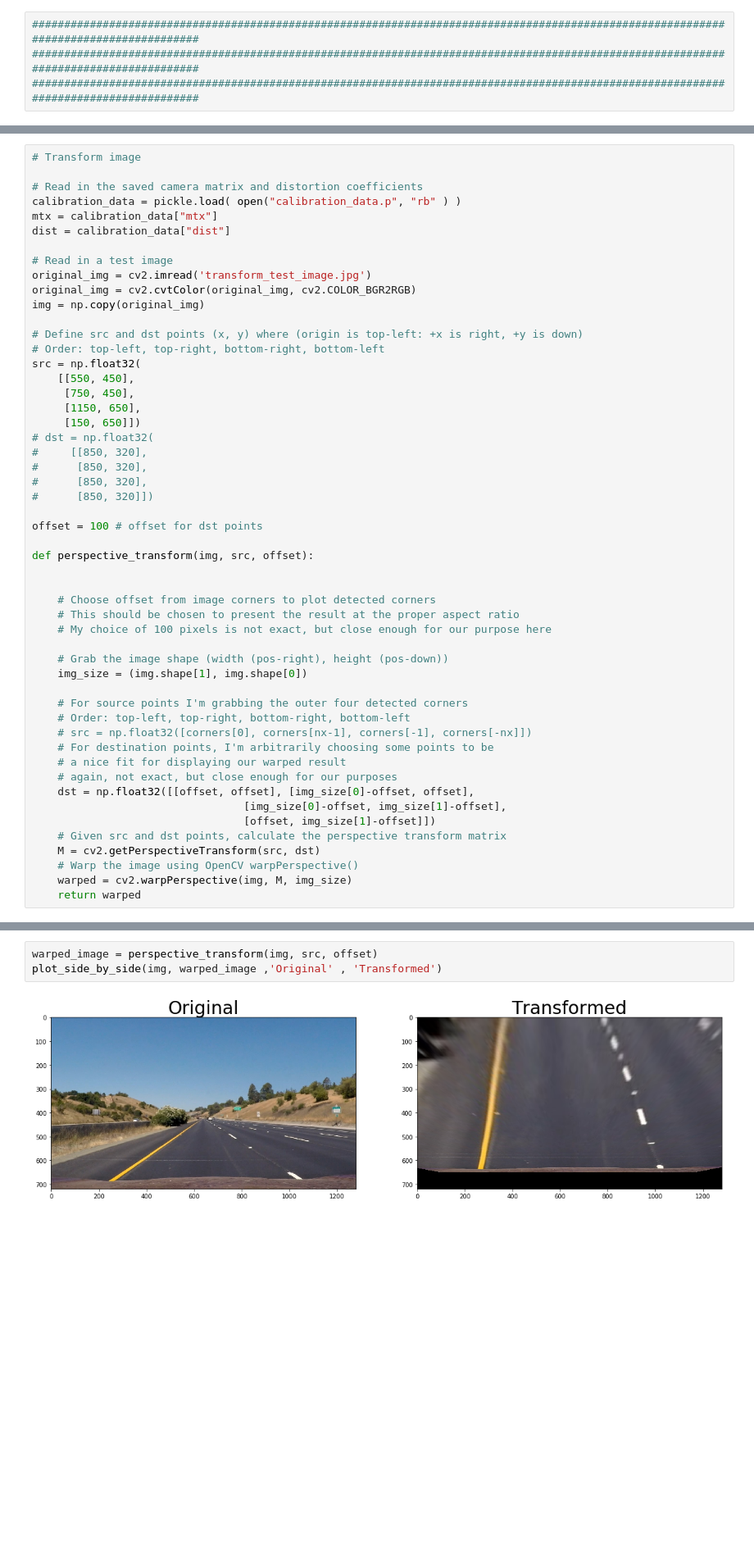
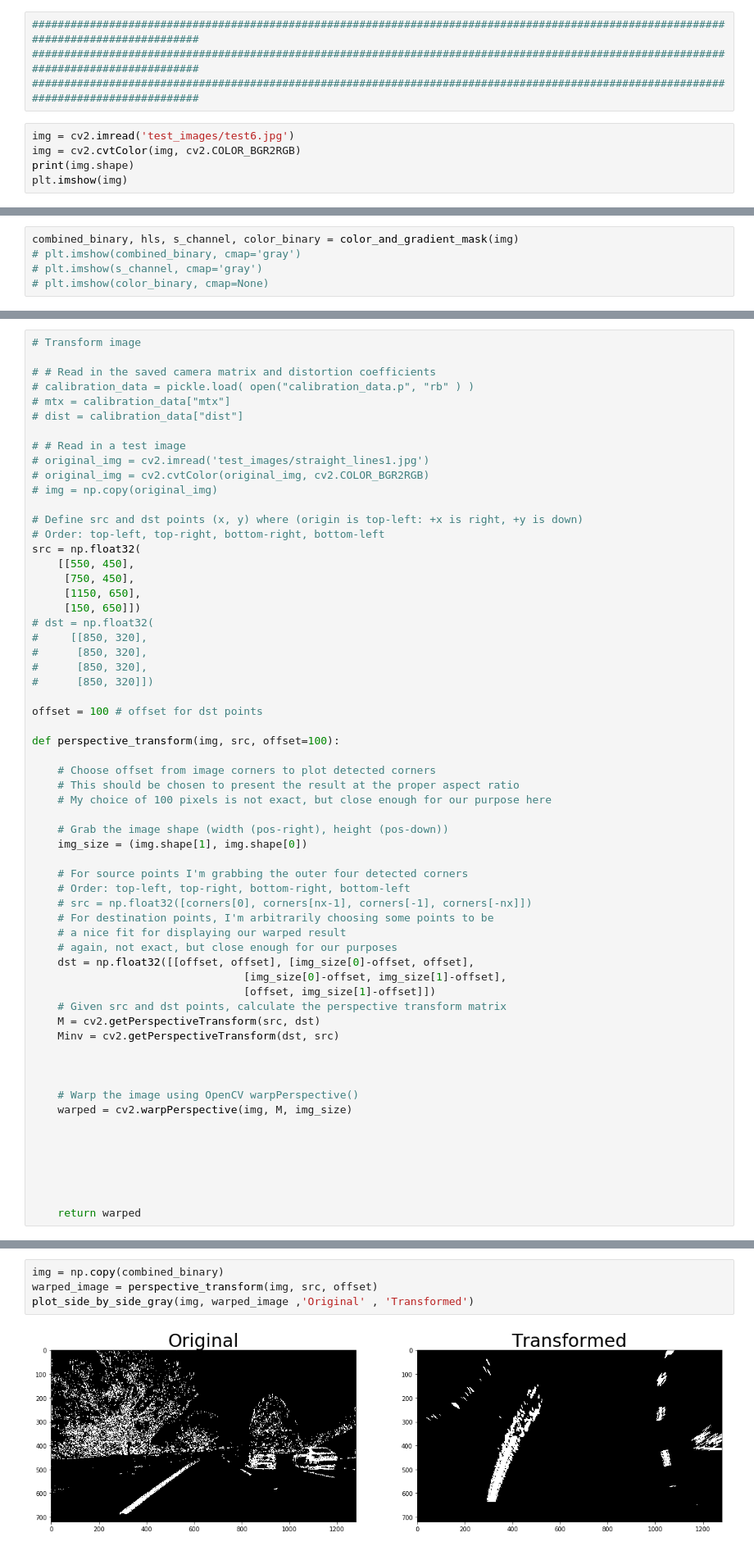
Before and after one commit to tyler-lewis-udacity/Advanced_Lane_Finding, a Jupyter notebook: P4_advanced_lane_finding.ipynb, the cells around one changed output, grey strips where cells are left out. Shown at 82% size. Drawn from its saved outputs; the diff is of its cells as text; blank space fills up the shorter version.

Commit message:
Color and gradient thresholding now working.

```diff
--- a/P4_advanced_lane_finding.ipynb
+++ b/P4_advanced_lane_finding.ipynb
@@ -175,3 +183,8 @@ plot_side_by_side(img, undistorted_image, 'Original', 'Undistorted')
 ######################################################################################################################################
 ######################################################################################################################################
 ######################################################################################################################################
+# %%
+img = cv2.imread('test_images/test6.jpg')
+img = cv2.cvtColor(img, cv2.COLOR_BGR2RGB)
+print(img.shape)
+plt.imshow(img)
@@ -177,0 +259,5 @@ plot_side_by_side(img, undistorted_image, 'Original', 'Undistorted')
+# %%
+combined_binary, hls, s_channel, color_binary = color_and_gradient_mask(img)
+# plt.imshow(combined_binary, cmap='gray')
+# plt.imshow(s_channel, cmap='gray')
+# plt.imshow(color_binary, cmap=None)
@@ -178,15 +286,15 @@ plot_side_by_side(img, undistorted_image, 'Original', 'Undistorted')
 # %%
 # Transform image
 
-# Read in the saved camera matrix and distortion coefficients
-calibration_data = pickle.load( open("calibration_data.p", "rb" ) )
-mtx = calibration_data["mtx"]
-dist = calibration_data["dist"]
+# # Read in the saved camera matrix and distortion coefficients
+# calibration_data = pickle.load( open("calibration_data.p", "rb" ) )
+# mtx = calibration_data["mtx"]
+# dist = calibration_data["dist"]
 
-# Read in a test image
-original_img = cv2.imread('transform_test_image.jpg')
-original_img = cv2.cvtColor(original_img, cv2.COLOR_BGR2RGB)
-img = np.copy(original_img)
+# # Read in a test image
+# original_img = cv2.imread('test_images/straight_lines1.jpg')
+# original_img = cv2.cvtColor(original_img, cv2.COLOR_BGR2RGB)
+# img = np.copy(original_img)
 
 # Define src and dst points (x, y) where (origin is top-left: +x is right, +y is down)
 # Order: top-left, top-right, bottom-right, bottom-left
@@ -203,8 +311,7 @@ src = np.float32(
 
 offset = 100 # offset for dst points
 
-def perspective_transform(img, src, offset):
-
+def perspective_transform(img, src, offset=100):
 
     # Choose offset from image corners to plot detected corners
     # This should be chosen to present the result at the proper aspect ratio
@@ -224,6 +331,16 @@ def perspective_transform(img, src, offset):
                                  [offset, img_size[1]-offset]])
     # Given src and dst points, calculate the perspective transform matrix
     M = cv2.getPerspectiveTransform(src, dst)
+    Minv = cv2.getPerspectiveTransform(dst, src)
+
+
+
     # Warp the image using OpenCV warpPerspective()
     warped = cv2.warpPerspective(img, M, img_size)
+
+
+
+
+
+
     return warped
@@ -232,8 +356,9 @@ def perspective_transform(img, src, offset):
 # %%
+img = np.copy(combined_binary)
 warped_image = perspective_transform(img, src, offset)
-plot_side_by_side(img, warped_image ,'Original' , 'Transformed')
+plot_side_by_side_gray(img, warped_image ,'Original' , 'Transformed')
 # %% [output]
-[figure, old version]
+[figure, new version]
 # %%
 # # Perspective Transform
 
```
Also changed, not shown: parts of 10 cells of this notebook, 20 other files.
